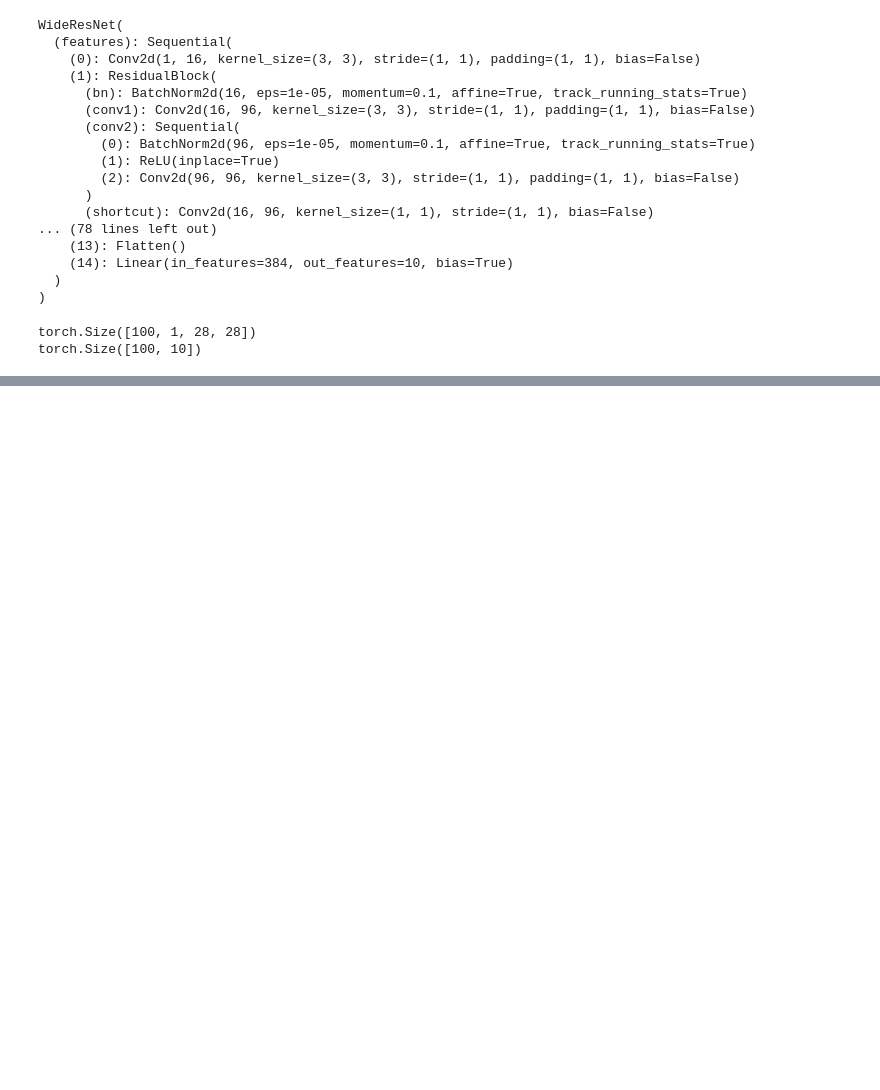
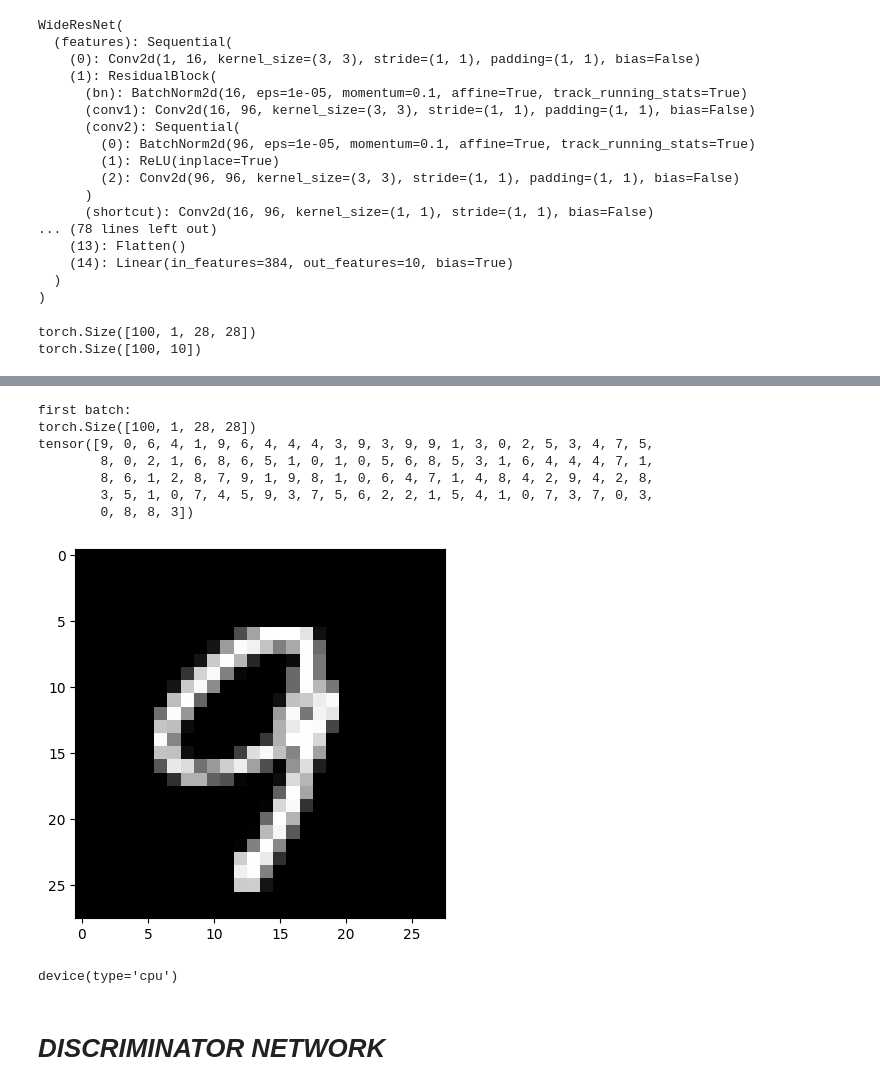
Before and after one commit to PalakAggarwal13/PyTorch-DeepLearning, a Jupyter notebook: PyTorch_DeepLearning.ipynb, the cells around one changed output, grey strips where cells are left out. Saved outputs shown, nothing was run; the diff lists cells and outputs as text; code cells hidden in the pictures; blank space fills up the shorter version.

Commit message:
GANs - discriminator network

```diff
--- a/PyTorch_DeepLearning.ipynb
+++ b/PyTorch_DeepLearning.ipynb
@@ -1458,0 +1466,4 @@ torch.Size([100, 10])
+# %%
+mnist = MNIST(root = 'data',train=True,
+              download=True,
+              transform = Compose((ToTensor(),Normalize(mean=(0.5,),std=(0.5,)))))
@@ -1458,0 +1497,28 @@ torch.Size([100, 10])
+# %%
+from torch.utils.data import DataLoader
+
+batch_size = 100
+data_loader = DataLoader(mnist , batch_size, shuffle=True)
+# %%
+for img_batch , label_batch in data_loader:
+  print('first batch:')
+  print(img_batch.shape)
+  plt.imshow(img_batch[0][0],cmap='gray')
+  print(label_batch)
+  break
+# %% [output]
+first batch:
+torch.Size([100, 1, 28, 28])
+tensor([9, 0, 6, 4, 1, 9, 6, 4, 4, 4, 3, 9, 3, 9, 9, 1, 3, 0, 2, 5, 3, 4, 7, 5,
+        8, 0, 2, 1, 6, 8, 6, 5, 1, 0, 1, 0, 5, 6, 8, 5, 3, 1, 6, 4, 4, 4, 7, 1,
+        8, 6, 1, 2, 8, 7, 9, 1, 9, 8, 1, 0, 6, 4, 7, 1, 4, 8, 4, 2, 9, 4, 2, 8,
+        3, 5, 1, 0, 7, 4, 5, 9, 3, 7, 5, 6, 2, 2, 1, 5, 4, 1, 0, 7, 3, 7, 0, 3,
+        0, 8, 8, 3])
+[figure, added]
+# %%
+device = torch.device('cuda' if torch.cuda.is_available() else 'cpu')
+device
+# %% [output]
+device(type='cpu')
+# %% [markdown]
+# *DISCRIMINATOR NETWORK*
```
Also changed, not shown: parts of 8 cells of this notebook.
